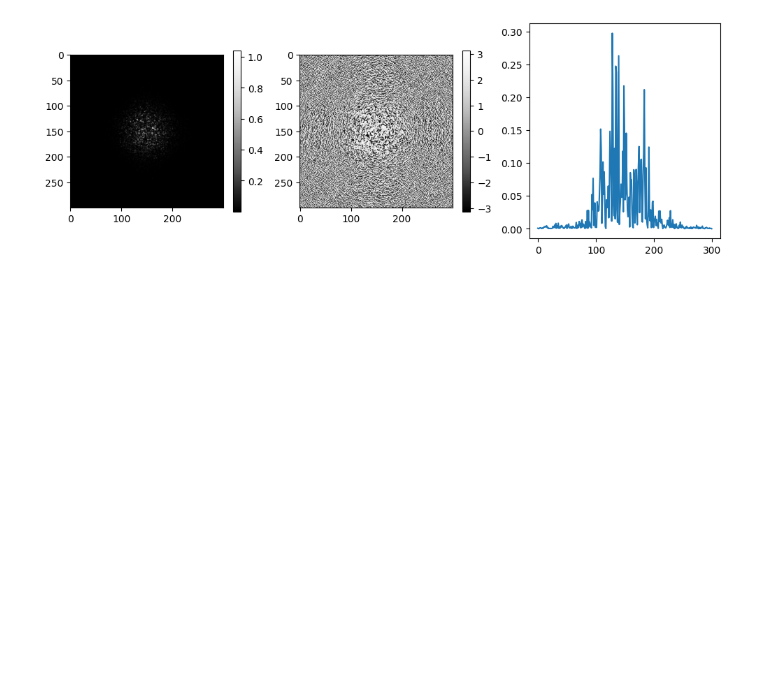
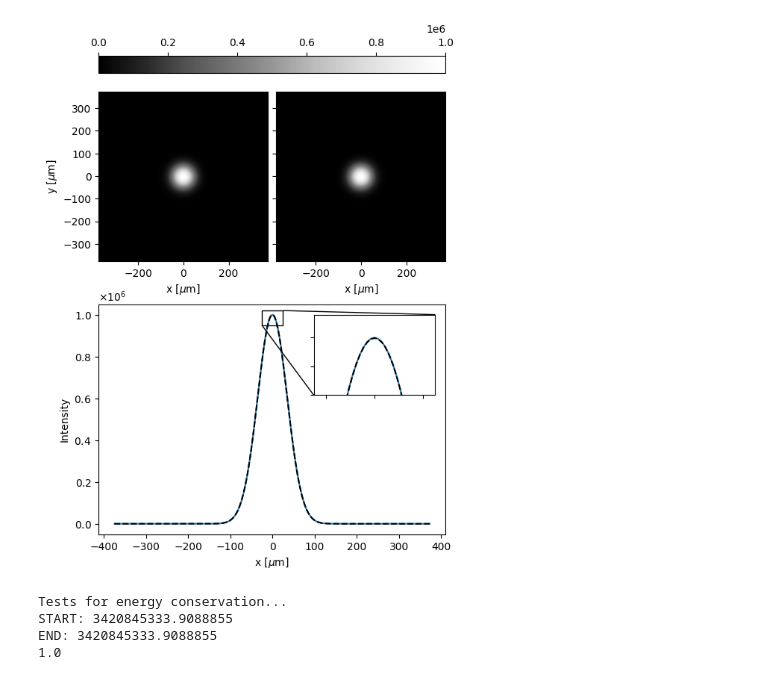
Before and after one commit to johnnymtex/photonMismatch, a Jupyter notebook: tests_randomized_phase.ipynb, the cells around one changed output. Cells and saved outputs as stored; diff of their text form; code cells hidden in the pictures; blank space fills up the shorter version.

Commit message:
working tests post-meeting

```diff
--- a/tests_randomized_phase.ipynb
+++ b/tests_randomized_phase.ipynb
@@ -434,14 +177,65 @@ E_out = Fresnel(E_in, z)
-# %%
-#using our code
-fig, ax = plt.subplots(ncols=3, figsize=(12,4))
-
-im1 = ax[0].imshow(np.abs(E_out.field)**2, cmap='Greys_r')
-im2 = ax[1].imshow(np.angle(E_out.field), cmap='Greys_r')
-im3 = ax[2].plot(np.abs(E_out.field[int(len(E_out.field)/2)])**2)
-
-fig.colorbar(im1, ax=ax[0], shrink=0.75)
-fig.colorbar(im2, ax=ax[1], shrink=0.75)
-
-plt.show()
-# %% [output]
-[figure, removed]
+# %%
+LP_in = lp.Begin(grid_size, wavelength, grid_dimension, dtype=np.complex128)
+LP_in.field *= np.sqrt(I0)
+LP_in = lp.GaussAperture(LP_in, 1/np.sqrt(2)*gauss_width)
+
+LP_out = lp.Forvard(LP_in, z)
+
+fig = plt.figure(figsize=(6,9))
+
+vmin = np.min([np.min(np.abs(LP_in.field)**2), np.min(np.abs(LP_out.field)**2)])
+vmax = np.max([np.max(np.abs(LP_in.field)**2), np.max(np.abs(LP_out.field)**2)])
+
+gs = gridspec.GridSpec(3,2)
+
+ax1 = fig.add_subplot(gs[0:2,0])
+im0 = ax1.imshow(np.abs(LP_in.field)**2, extent=(np.min(LP_in.xvalues)*1e6, np.max(LP_in.xvalues)*1e6, np.min(LP_in.xvalues)*1e6, np.max(LP_in.xvalues)*1e6), cmap="Greys_r", vmin=vmin, vmax=vmax)
+ax1.set_ylabel("y [$\mu$m]")
+ax1.set_xlabel("x [$\mu$m]")
+
+ax2 = fig.add_subplot(gs[0:2,1])
+im1 = ax2.imshow(np.abs(LP_out.field)**2, extent=(np.min(LP_in.xvalues)*1e6, np.max(LP_in.xvalues)*1e6, np.min(LP_in.xvalues)*1e6, np.max(LP_in.xvalues)*1e6), cmap="Greys_r", vmin=vmin, vmax=vmax)
+ax2.set_xlabel("x [$\mu$m]")
+ax2.tick_params(labelleft=False)
+
+im0.set_clim(vmin, vmax)
+im1.set_clim(vmin, vmax)
+
+fig.subplots_adjust(hspace=-0.375, wspace=0.05)
+fig.colorbar(im0, ax=[ax1,ax2], location='top')
+
+ax3 = fig.add_subplot(gs[2,:])
+ax3.plot(LP_in.xvalues*1e6, np.abs(LP_in.field[int(len(LP_in.field)/2)])**2)
+ax3.plot(LP_in.xvalues*1e6, np.abs(LP_out.field[int(len(LP_out.field)/2)])**2, color="black", linestyle="dashed")
+ax3.set_xlabel("x [$\mu$m]")
+ax3.set_ylabel("Intensity")
+ax3.ticklabel_format(style="sci", axis='y', scilimits=(-3,2))
+ax3.yaxis.major.formatter._useMathText = True
+# ax3.axhline(y=1/(np.exp(1)**2)*I0)
+# ax3.axvline(x=gauss_width)
+
+axins = inset_axes(ax3, width="35%", height="35%", loc='upper right', borderpad=1)
+axins.plot(LP_in.xvalues*1e6, np.abs(LP_in.field[int(len(LP_in.field)/2)])**2)
+axins.plot(LP_in.xvalues*1e6, np.abs(LP_out.field[int(len(LP_out.field)/2)])**2, '--', c="black")
+
+axins.tick_params(labelleft=False,labelbottom=False)
+
+# Set the x and y limits for the inset
+x1, x2, y1, y2 = -25, 25, 0.95e6, 1.02e6  # Customize this to zoom into the area of interest
+axins.set_xlim(x1, x2)
+axins.set_ylim(y1, y2)
+
+mark_inset(ax3, axins, loc1=3, loc2=1, fc="none", ec="0",zorder=10)
+
+plt.show()
+
+print("Tests for energy conservation...")
+print(f"START: {np.sum(np.abs(LP_in.field)**2)}")
+print(f"END: {np.sum(np.abs(LP_out.field)**2)}")
+print(np.sum(np.abs(LP_out.field)**2)/np.sum(np.abs(LP_in.field)**2))
+# %% [output]
+[figure, added]
+Tests for energy conservation...
+START: 3420845333.9088855
+END: 3420845333.9088855
+1.0
```
Also changed, not shown: parts of 49 cells of this notebook, 1 other file.
